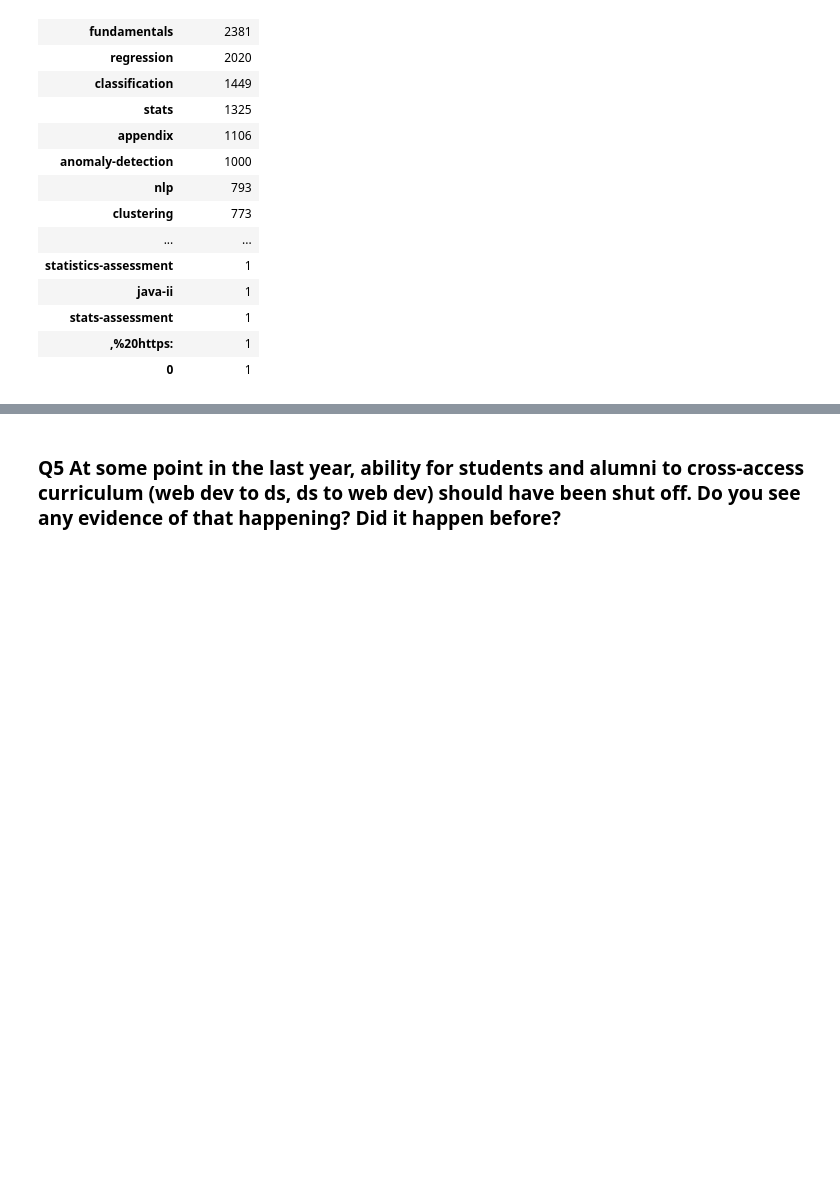
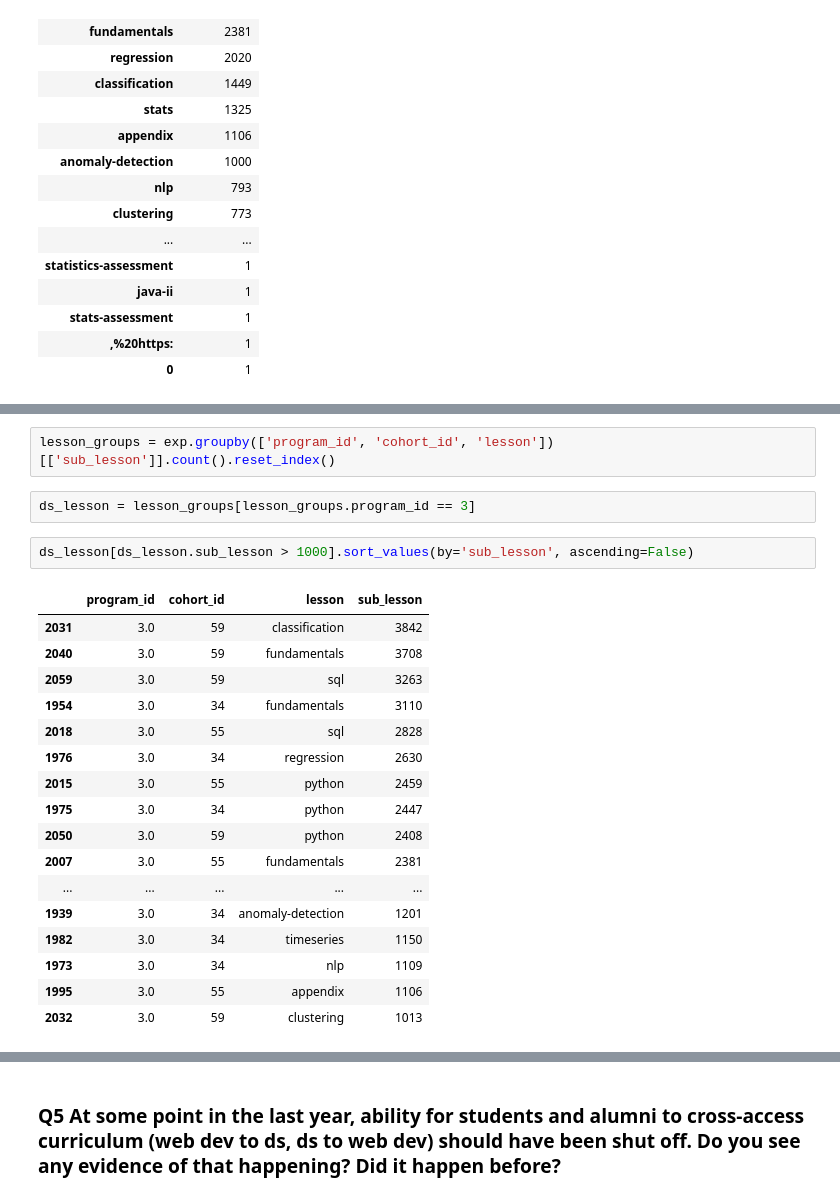
Before and after one commit to RyvynYoung/curriculum_access_project, a Jupyter notebook: curriculum_access.ipynb, the cells around one changed output, grey strips where cells are left out. Drawn from its saved outputs; the diff is of its cells as text; blank space fills up the shorter version.

```diff
--- a/curriculum_access.ipynb
+++ b/curriculum_access.ipynb
@@ -781,0 +804,24 @@ curie.groupby('lesson')[['sub_lesson']].count().sort_values(by='sub_lesson', asc
+# %%
+lesson_groups = exp.groupby(['program_id', 'cohort_id', 'lesson'])[['sub_lesson']].count().reset_index()
+# %%
+ds_lesson = lesson_groups[lesson_groups.program_id == 3]
+# %%
+ds_lesson[ds_lesson.sub_lesson > 1000].sort_values(by='sub_lesson', ascending=False)
+# %% [output]
+|  | program_id | cohort_id | lesson | sub_lesson |
+| 2031 | 3.0 | 59 | classification | 3842 |
+| 2040 | 3.0 | 59 | fundamentals | 3708 |
+| 2059 | 3.0 | 59 | sql | 3263 |
+| 1954 | 3.0 | 34 | fundamentals | 3110 |
+| 2018 | 3.0 | 55 | sql | 2828 |
+| 1976 | 3.0 | 34 | regression | 2630 |
+| 2015 | 3.0 | 55 | python | 2459 |
+| 1975 | 3.0 | 34 | python | 2447 |
+| 2050 | 3.0 | 59 | python | 2408 |
+| 2007 | 3.0 | 55 | fundamentals | 2381 |
+| ... | ... | ... | ... | ... |
+| 1939 | 3.0 | 34 | anomaly-detection | 1201 |
+| 1982 | 3.0 | 34 | timeseries | 1150 |
+| 1973 | 3.0 | 34 | nlp | 1109 |
+| 1995 | 3.0 | 55 | appendix | 1106 |
+| 2032 | 3.0 | 59 | clustering | 1013 |
```
Also changed, not shown: parts of 20 cells of this notebook.
